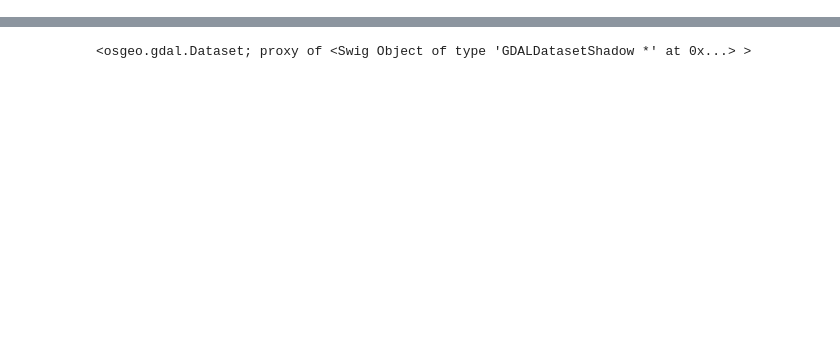
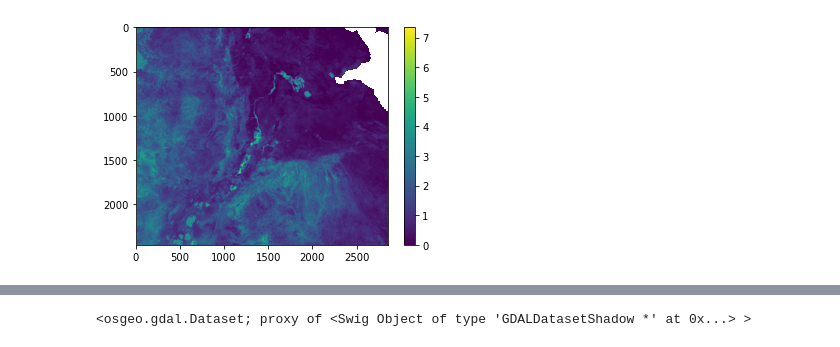
Before and after one commit to wateraccounting/WAPOROCW, a Jupyter notebook: notebooks_FR/Module1_unit4/2_Preprocess_WaPOR_data.ipynb, the cells around one changed output, grey strips where cells are left out. Drawn from its saved outputs; the diff is of its cells as text; code cells hidden in the pictures; blank space fills up the shorter version.

```diff
--- a/notebooks_FR/Module1_unit4/2_Preprocess_WaPOR_data.ipynb
+++ b/notebooks_FR/Module1_unit4/2_Preprocess_WaPOR_data.ipynb
@@ -628,0 +105,7 @@ Par exemple, ici la carte raster de AETI est la cible. Nous voulons faire corres
+# %%
+NewArray=Array/30
+plt.imshow(NewArray)
+plt.colorbar()
+plt.show()
+# %% [output]
+[figure, added]
```
Also changed, not shown: parts of 124 cells of this notebook, 3 other files.
